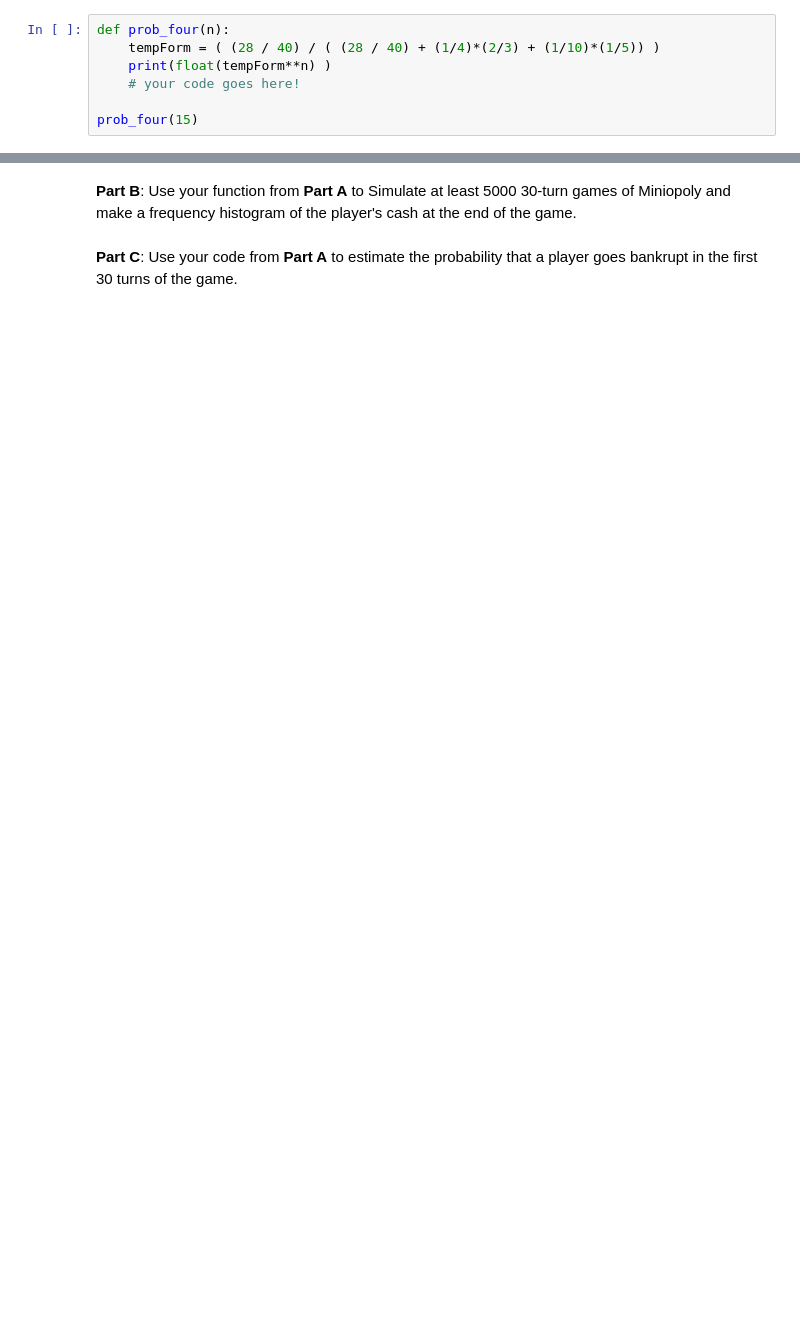
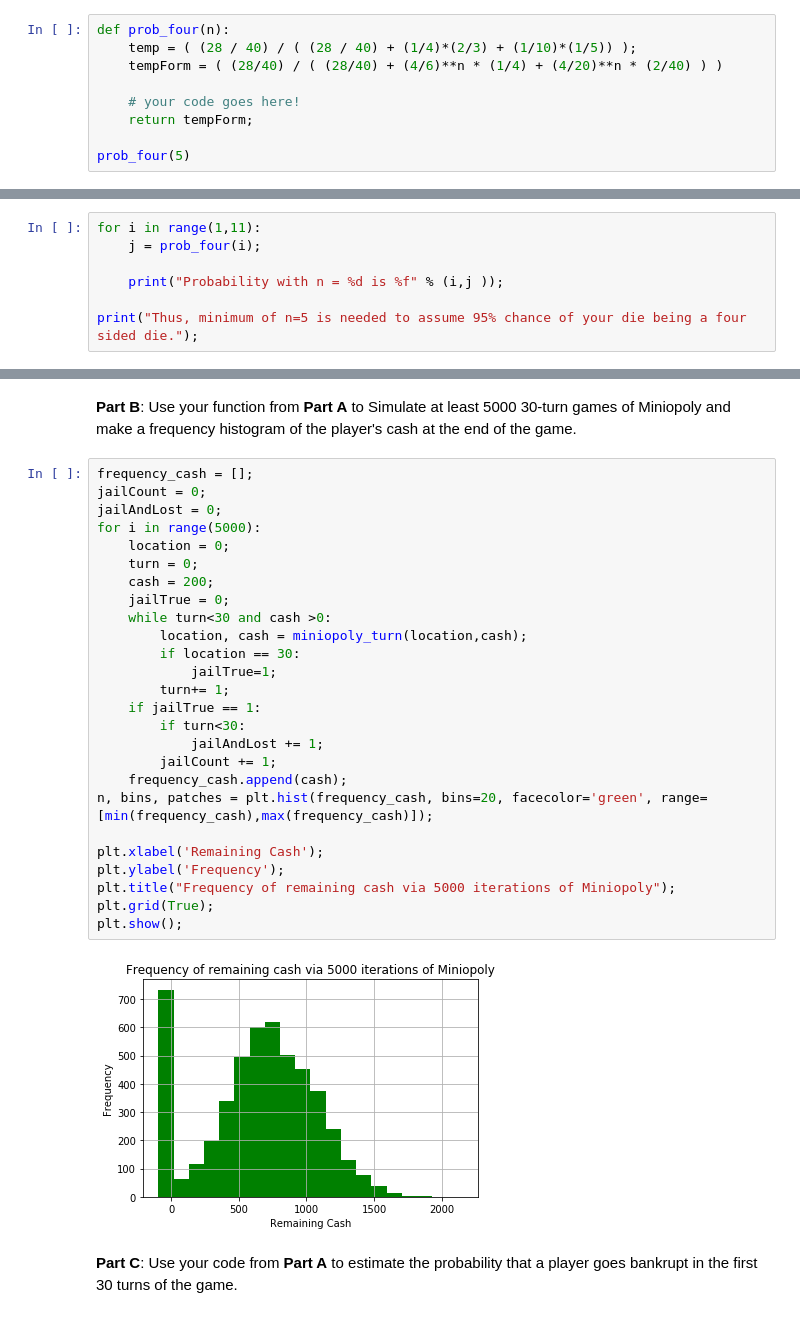
Before and after one commit to robertrenecker/csci3022, a Jupyter notebook: homework/homework2/hmwk02_Lastname_Firstname.ipynb, the cells around one changed output, grey strips where cells are left out. Cells and saved outputs as stored; diff of their text form; blank space fills up the shorter version.

```diff
--- a/homework/homework2/hmwk02_Lastname_Firstname.ipynb
+++ b/homework/homework2/hmwk02_Lastname_Firstname.ipynb
@@ -73,9 +73,11 @@ Then, define a function `prob_four` to calculate $P(F \mid E_n)$.  This function
 Verify that your function is performing as expected by checking your answer to **Part D**.
 # %%
 def prob_four(n):
-    tempForm = ( (28 / 40) / ( (28 / 40) + (1/4)*(2/3) + (1/10)*(1/5)) )
-    print(float(tempForm**n) )
+    temp = ( (28 / 40) / ( (28 / 40) + (1/4)*(2/3) + (1/10)*(1/5)) );
+    tempForm = ( (28/40) / ( (28/40) + (4/6)**n * (1/4) + (4/20)**n * (2/40) ) )
+
     # your code goes here!
+    return tempForm;
 
-prob_four(15)
+prob_four(5)
 # %% [output]
@@ -83,2 +85,9 @@ prob_four(15)
 # %% [markdown]
 **Part F:**  What is the smallest value of $n$ successive rolls of 1, 2, 3 or 4 that would make you believe that there's a better-than-95% chance that the die you grabbed is Four-sided?  Plugging larger and larger values for $n$ into your `prob_four` function is a very reasonable way to check this.
+# %%
+for i in range(1,11):
+    j = prob_four(i);
+
+    print("Probability with n = %d is %f" % (i,j ));
+
+print("Thus, minimum of n=5 is needed to assume 95% chance of your die being a four sided die.");
@@ -215,4 +348,32 @@ def miniopoly_turn(location, cash):
 # %% [markdown]
 **Part B**: Use your function from **Part A** to Simulate at least 5000 30-turn games of Miniopoly and make a frequency histogram of the player's cash at the end of the game.
+# %%
+frequency_cash = [];
+jailCount = 0;
+jailAndLost = 0;
+for i in range(5000):
+    location = 0;
+    turn = 0;
+    cash = 200;
+    jailTrue = 0;
+    while turn<30 and cash >0:
+        location, cash = miniopoly_turn(location,cash);
+        if location == 30:
+            jailTrue=1;
+        turn+= 1;
+    if jailTrue == 1:
+        if turn<30:
+            jailAndLost += 1;
+        jailCount += 1;
+    frequency_cash.append(cash);
+n, bins, patches = plt.hist(frequency_cash, bins=20, facecolor='green', range=[min(frequency_cash),max(frequency_cash)]);
+
+plt.xlabel('Remaining Cash');
+plt.ylabel('Frequency');
+plt.title("Frequency of remaining cash via 5000 iterations of Miniopoly");
+plt.grid(True);
+plt.show();
+# %% [output]
+[figure, added]
 # %% [markdown]
 **Part C**: Use your code from **Part A** to estimate the probability that a player goes bankrupt in the first 30 turns of the game.
```
Also changed, not shown: parts of 19 cells of this notebook, 1 other file.
